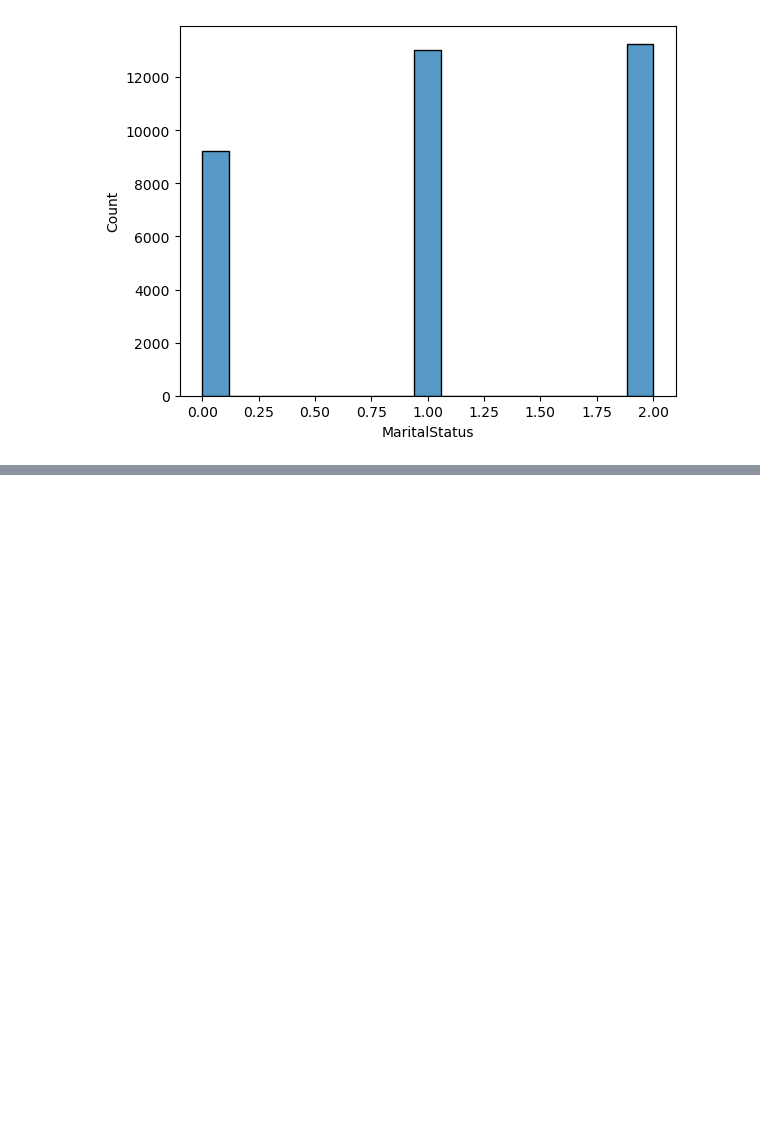
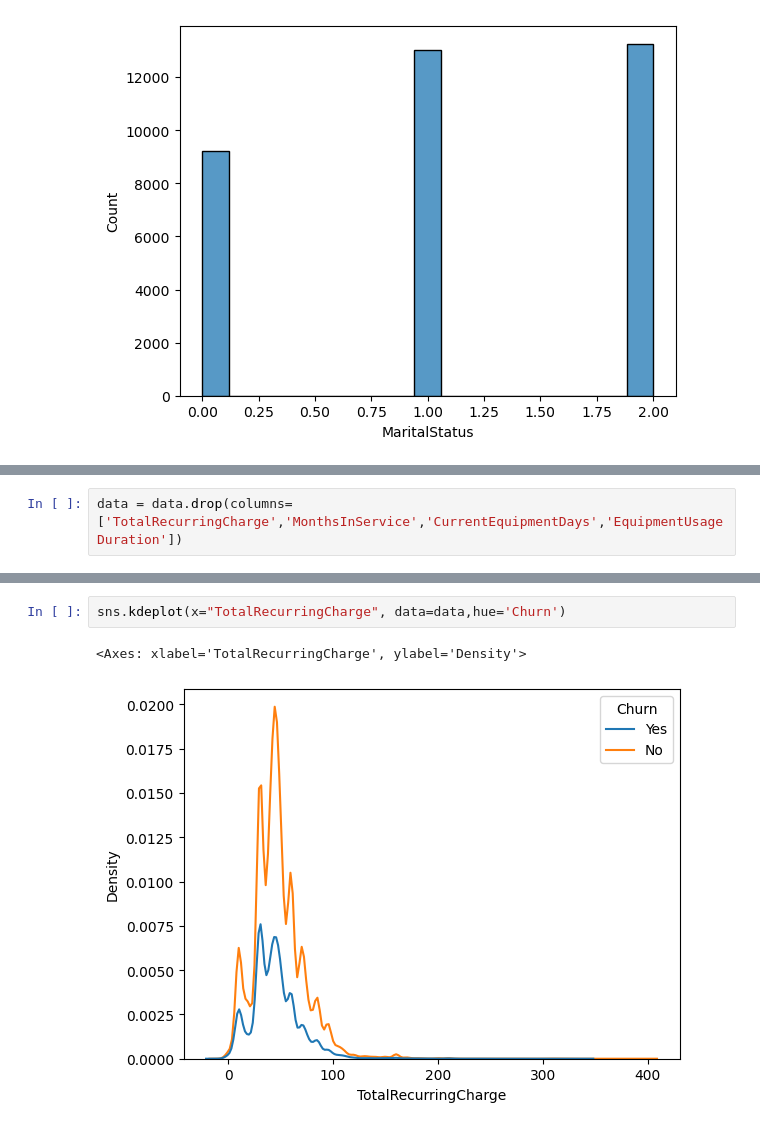
Before and after one commit to BH1107/project2_Team1, a Jupyter notebook: project2/real_eda.ipynb, the cells around one changed output, grey strips where cells are left out. Cells and saved outputs as stored; diff of their text form; blank space fills up the shorter version.

```diff
--- a/project2/real_eda.ipynb
+++ b/project2/real_eda.ipynb
@@ -216,0 +297,2 @@ sns.histplot(x="MaritalStatus", data=Churn0)
+# %%
+data = data.drop(columns=['TotalRecurringCharge','MonthsInService','CurrentEquipmentDays','EquipmentUsageDuration'])
@@ -216,0 +329,5 @@ sns.histplot(x="MaritalStatus", data=Churn0)
+# %%
+sns.kdeplot(x="TotalRecurringCharge", data=data,hue='Churn')
+# %% [output]
+<Axes: xlabel='TotalRecurringCharge', ylabel='Density'>
+[figure, added]
```
Also changed, not shown: parts of 5 cells of this notebook, 7 other files.
